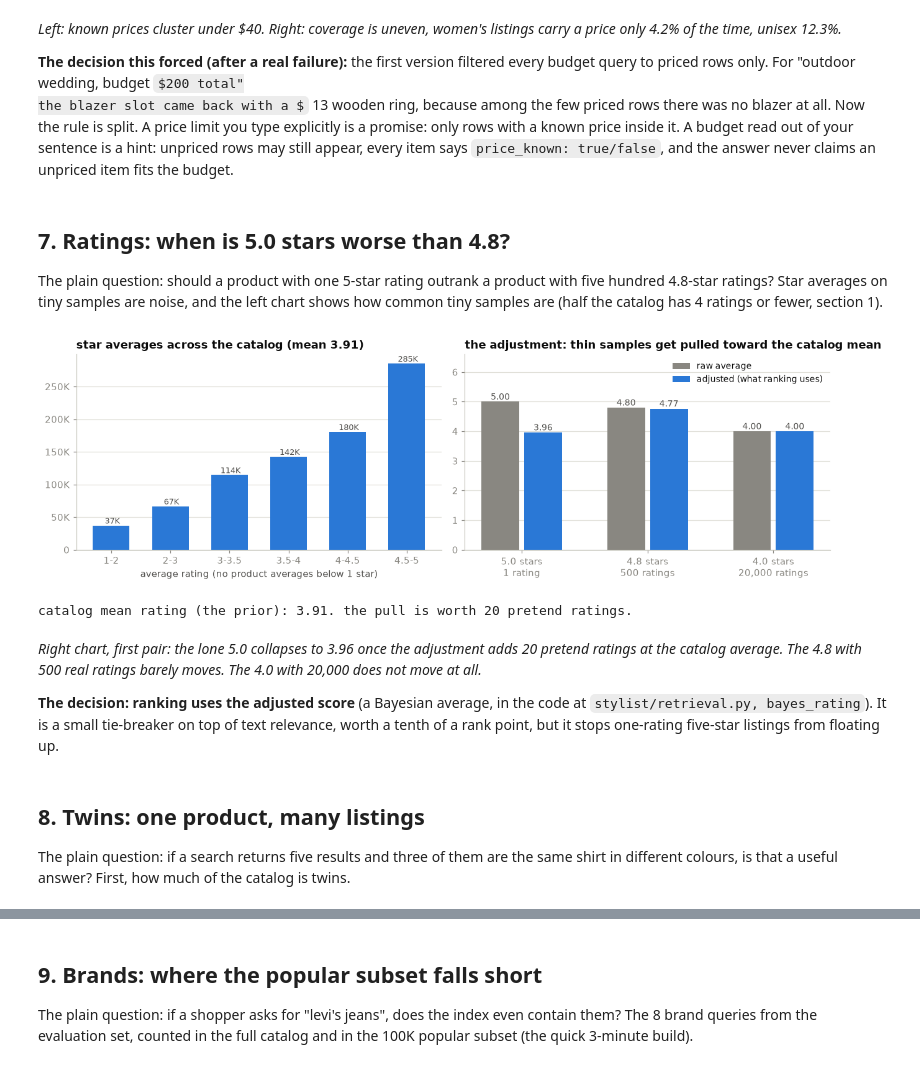
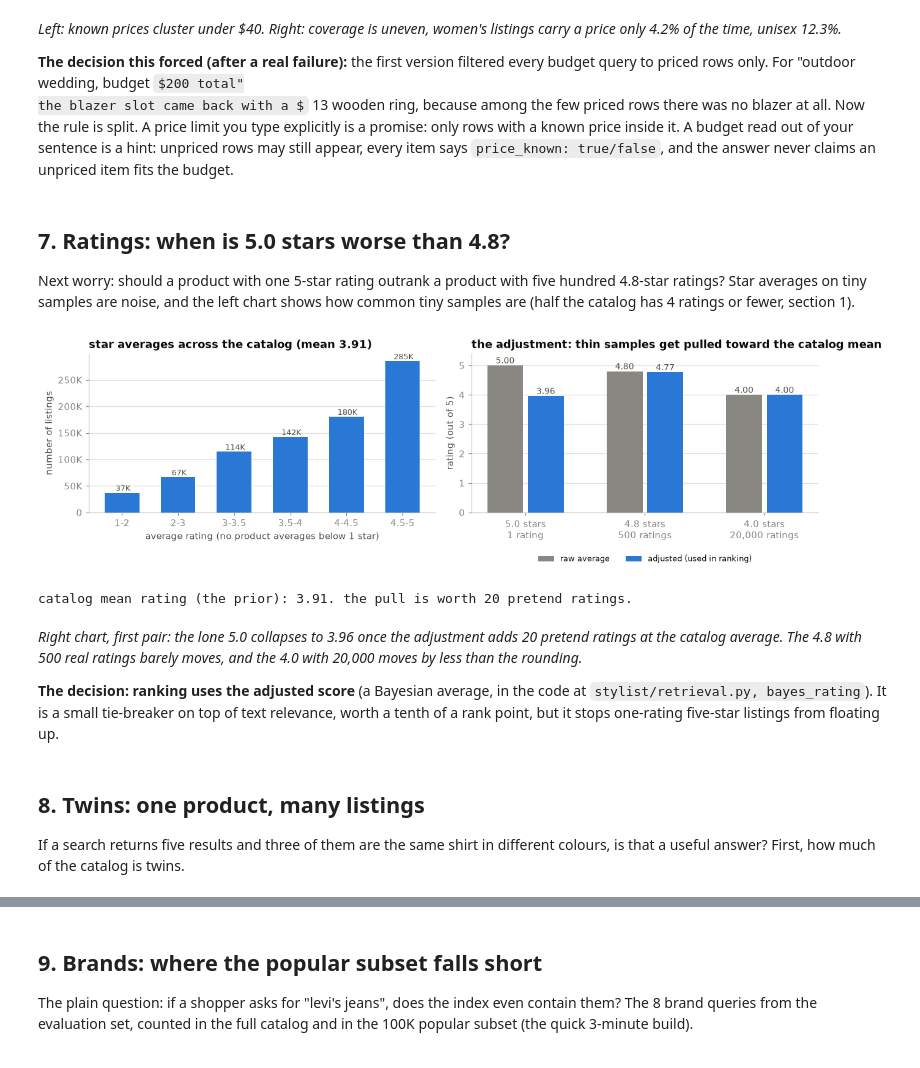
Before and after one commit to hircoder/Fashion_Stylist, a Jupyter notebook: notebooks/01_explore_data.ipynb, the cells around one changed output, grey strips where cells are left out. Cells and saved outputs as stored; diff of their text form; code cells hidden in the pictures; some formulas as TeX source.

```diff
--- a/notebooks/01_explore_data.ipynb
+++ b/notebooks/01_explore_data.ipynb
@@ -145,18 +148,20 @@ fig, ax = plt.subplots(1, 3, figsize=(12.6, 3.6))
 
 ax[0].hist(np.clip(title_len, 0, 250), bins=50, color=PAL[0])
 ax[0].set_title("title length (characters)")
+ax[0].set_ylabel("number of listings")
 ax[0].yaxis.set_major_formatter(KTICKS)
 ax[0].axvline(np.median(title_len), color=INK, linewidth=1)
 ax[0].text(np.median(title_len) + 5, ax[0].get_ylim()[1] * 0.92, f"median {np.median(title_len):.0f}", fontsize=9, color=INK2)
-ax[0].text(207, ax[0].get_ylim()[1] * 0.35, "titles get cut\noff near 200", fontsize=8.5, color=INK2)
+ax[0].text(207, ax[0].get_ylim()[1] * 0.35, "most titles stop\njust under 200", fontsize=8.5, color=INK2)
 
-buckets = {"1-4": ((rn >= 1) & (rn <= 4)).sum(), "5-19": ((rn >= 5) & (rn <= 19)).sum(),
+buckets = {"0-4": (rn <= 4).sum(), "5-19": ((rn >= 5) & (rn <= 19)).sum(),
            "20-99": ((rn >= 20) & (rn <= 99)).sum(), "100+": (rn >= 100).sum()}
 bars = ax[1].bar(buckets.keys(), buckets.values(), color=PAL[0], width=0.62)
 for b, v in zip(bars, buckets.values()):
     ax[1].text(b.get_x() + b.get_width() / 2, v, f" {fmt_count(v)}", ha="center", va="bottom", fontsize=9, color=INK2)
 ax[1].set_title("how many ratings a product has")
 ax[1].set_xlabel("number of ratings")
+ax[1].set_ylabel("number of listings")
 ax[1].yaxis.set_major_formatter(KTICKS)
 
 p = np.array(prices)
@@ -164,14 +169,19 @@ clipped = np.clip(p, 0, 150)
 ax[2].hist(clipped, bins=30, color=PAL[0])
 ax[2].set_title(f"price, where known (n={len(p):,})")
 ax[2].set_xlabel("USD. rightmost bar = every price above $150")
+ax[2].set_ylabel("number of listings")
+ax[2].yaxis.set_major_formatter(KTICKS)
 ax[2].axvline(np.median(p), color=INK, linewidth=1)
 ax[2].text(np.median(p) + 4, ax[2].get_ylim()[1] * 0.92, f"median ${np.median(p):.2f}", fontsize=9, color=INK2)
 
 for a in ax:
     tidy(a)
 plt.tight_layout(); plt.show()
-print("ratings: median", np.median(rn), "| products with 5+:", f"{(rn>=5).sum():,}",
-      "| 20+:", f"{(rn>=20).sum():,}", "| 100+:", f"{(rn>=100).sum():,}")
+tl = np.array(title_len)
+print("ratings: median", np.median(rn), "| products with zero ratings:", (rn == 0).sum(),
+      "| 5+:", f"{(rn>=5).sum():,}", "| 20+:", f"{(rn>=20).sum():,}", "| 100+:", f"{(rn>=100).sum():,}")
+print("titles 190-200 chars:", f"{((tl>=190)&(tl<=200)).sum():,}", "| longer than 200:",
+      f"{(tl>200).sum():,} (the pile-up under 200 looks like a source cap)")
 print("price: p90", f"${np.percentile(p, 90):.2f}", "| max", f"${p.max():,.0f}",
       "| share of known prices under $20:", f"{(p < 20).mean():.0%}")
 print("categories depth:", dict(cat_depth))
@@ -518,52 +579,54 @@ budget.
 # %% [markdown]
 ## 7. Ratings: when is 5.0 stars worse than 4.8?
 
-The plain question: should a product with one 5-star rating outrank a product
-with five hundred 4.8-star ratings? Star averages on tiny samples are noise, and
-the left chart shows how common tiny samples are (half the catalog has 4 ratings
-or fewer, section 1).
+Next worry: should a product with one 5-star rating outrank a product with five
+hundred 4.8-star ratings? Star averages on tiny samples are noise, and the left
+chart shows how common tiny samples are (half the catalog has 4 ratings or
+fewer, section 1).
 # %%
 from stylist.retrieval import bayes_rating
 
 fig, ax = plt.subplots(1, 2, figsize=(11.8, 3.8))
 hist_buckets = [(1, 2), (2, 3), (3, 3.5), (3.5, 4), (4, 4.5), (4.5, 5.01)]
 names = ["1-2", "2-3", "3-3.5", "3.5-4", "4-4.5", "4.5-5"]
 avg = cat["average_rating"].astype(float)
 vals = [((avg >= lo) & (avg < hi)).sum() for lo, hi in hist_buckets]
 bars = ax[0].bar(names, vals, color=PAL[0], width=0.62)
 for b, v in zip(bars, vals):
     ax[0].text(b.get_x() + b.get_width() / 2, v, f" {fmt_count(v)}", ha="center", va="bottom", fontsize=8.5, color=INK2)
 ax[0].set_title(f"star averages across the catalog (mean {avg.mean():.2f})")
 ax[0].set_xlabel("average rating (no product averages below 1 star)")
+ax[0].set_ylabel("number of listings")
 ax[0].yaxis.set_major_formatter(KTICKS)
 
 prior = float(avg[cat["rating_number"] > 0].mean())
 examples = [("5.0 stars\n1 rating", 5.0, 1), ("4.8 stars\n500 ratings", 4.8, 500),
             ("4.0 stars\n20,000 ratings", 4.0, 20000)]
 x = np.arange(len(examples))
 raw = [e[1] for e in examples]
 adj = [bayes_rating(e[1], e[2], m=20, prior=prior) for e in examples]
 b1 = ax[1].bar(x - 0.17, raw, width=0.3, color=MUTED, label="raw average")
-b2 = ax[1].bar(x + 0.17, adj, width=0.3, color=PAL[0], label="adjusted (what ranking uses)")
+b2 = ax[1].bar(x + 0.17, adj, width=0.3, color=PAL[0], label="adjusted (used in ranking)")
 for bs in (b1, b2):
     for b in bs:
         ax[1].text(b.get_x() + b.get_width() / 2, b.get_height(), f"{b.get_height():.2f}",
                    ha="center", va="bottom", fontsize=9, color=INK2)
 ax[1].set_xticks(x, [e[0] for e in examples])
-ax[1].set_ylim(0, 6.6)
+ax[1].set_ylim(0, 5.4)
+ax[1].set_ylabel("rating (out of 5)")
 ax[1].set_title("the adjustment: thin samples get pulled toward the catalog mean")
-ax[1].legend(frameon=False, fontsize=9, loc="upper right")
+ax[1].legend(frameon=False, fontsize=8.5, loc="upper center", bbox_to_anchor=(0.5, -0.22), ncols=2)
 for a in ax:
     tidy(a)
 plt.tight_layout(); plt.show()
 print(f"catalog mean rating (the prior): {prior:.2f}. the pull is worth 20 pretend ratings.")
 # %% [output]
-[figure, old version]
+[figure, new version]
 catalog mean rating (the prior): 3.91. the pull is worth 20 pretend ratings.
 # %% [markdown]
 *Right chart, first pair: the lone 5.0 collapses to 3.96 once the adjustment adds
 20 pretend ratings at the catalog average. The 4.8 with 500 real ratings barely
-moves. The 4.0 with 20,000 does not move at all.*
+moves, and the 4.0 with 20,000 moves by less than the rounding.*
 
 **The decision: ranking uses the adjusted score** (a Bayesian average, in the
 code at `stylist/retrieval.py, bayes_rating`). It is a small tie-breaker on top
@@ -572,9 +635,9 @@ five-star listings from floating up.
 # %% [markdown]
 ## 8. Twins: one product, many listings
 
-The plain question: if a search returns five results and three of them are the
-same shirt in different colours, is that a useful answer? First, how much of the
-catalog is twins.
+If a search returns five results and three of them are the same shirt in
+different colours, is that a useful answer? First, how much of the catalog is
+twins.
 # %%
 t0 = time.time()
 gk = cat["title"].map(group_key)
```
Also changed, not shown: parts of 26 cells of this notebook, 6 other files.
